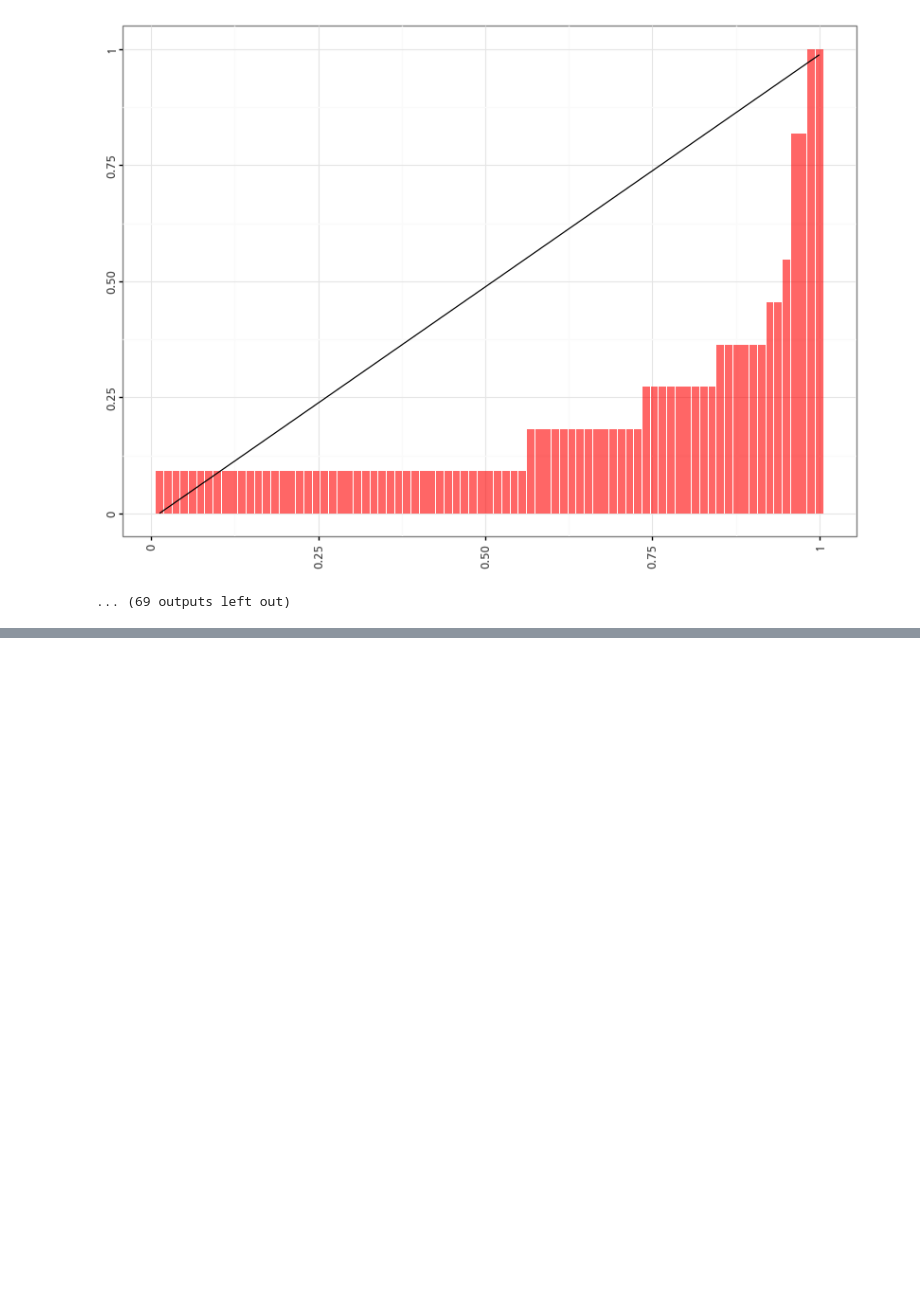
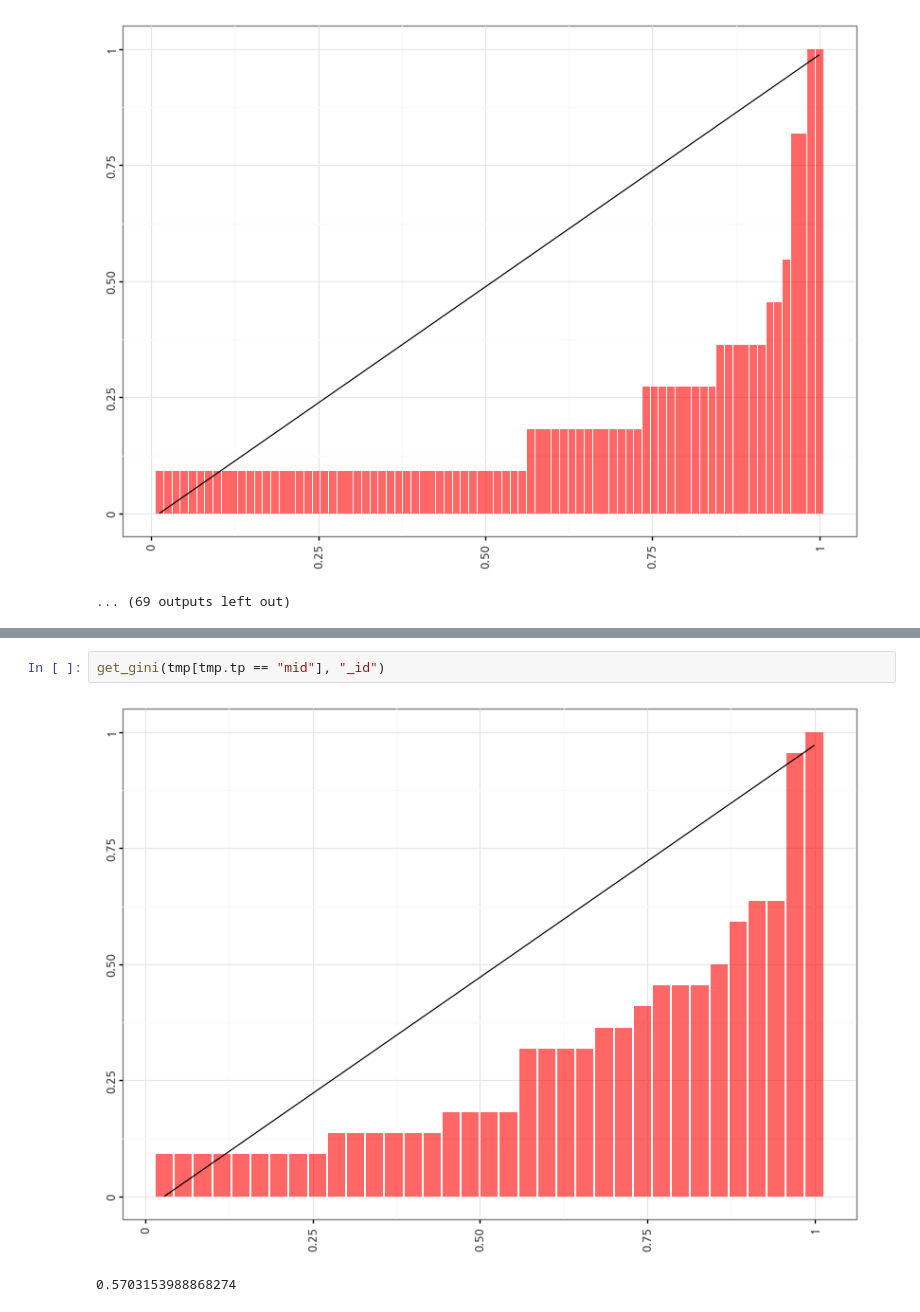
Before and after one commit to lawcompany/data_analytics, a Jupyter notebook: adhoc/cj/notebook/lawyersprint_tag.ipynb, the cells around one changed output, grey strips where cells are left out. Drawn from its saved outputs; the diff is of its cells as text; blank space fills up the shorter version.

```diff
--- a/adhoc/cj/notebook/lawyersprint_tag.ipynb
+++ b/adhoc/cj/notebook/lawyersprint_tag.ipynb
@@ -194,0 +230,5 @@ for idx, i in enumerate(extract_advice.groupby("adCategory_name")._id.count().so
+# %%
+get_gini(tmp[tmp.tp == "mid"], "_id")
+# %% [output]
+[figure, added]
+0.5703153988868274
```
Also changed, not shown: parts of 5 cells of this notebook.
